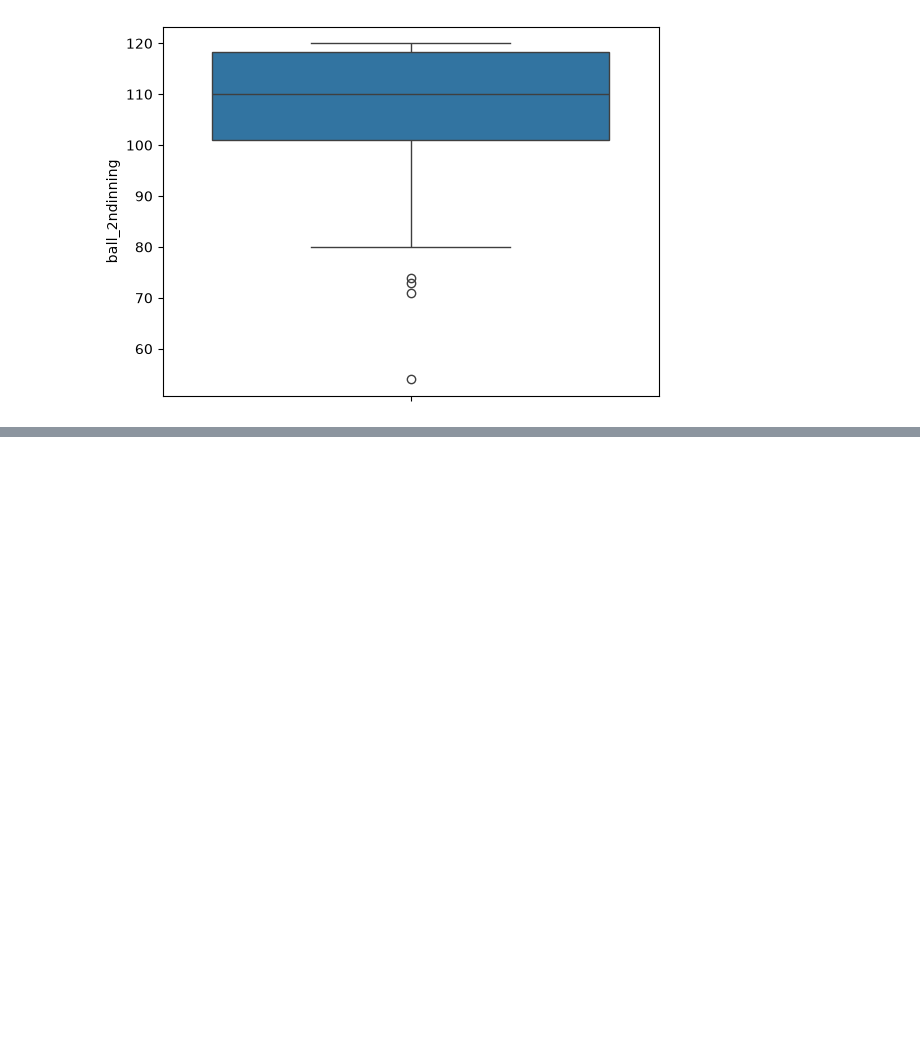
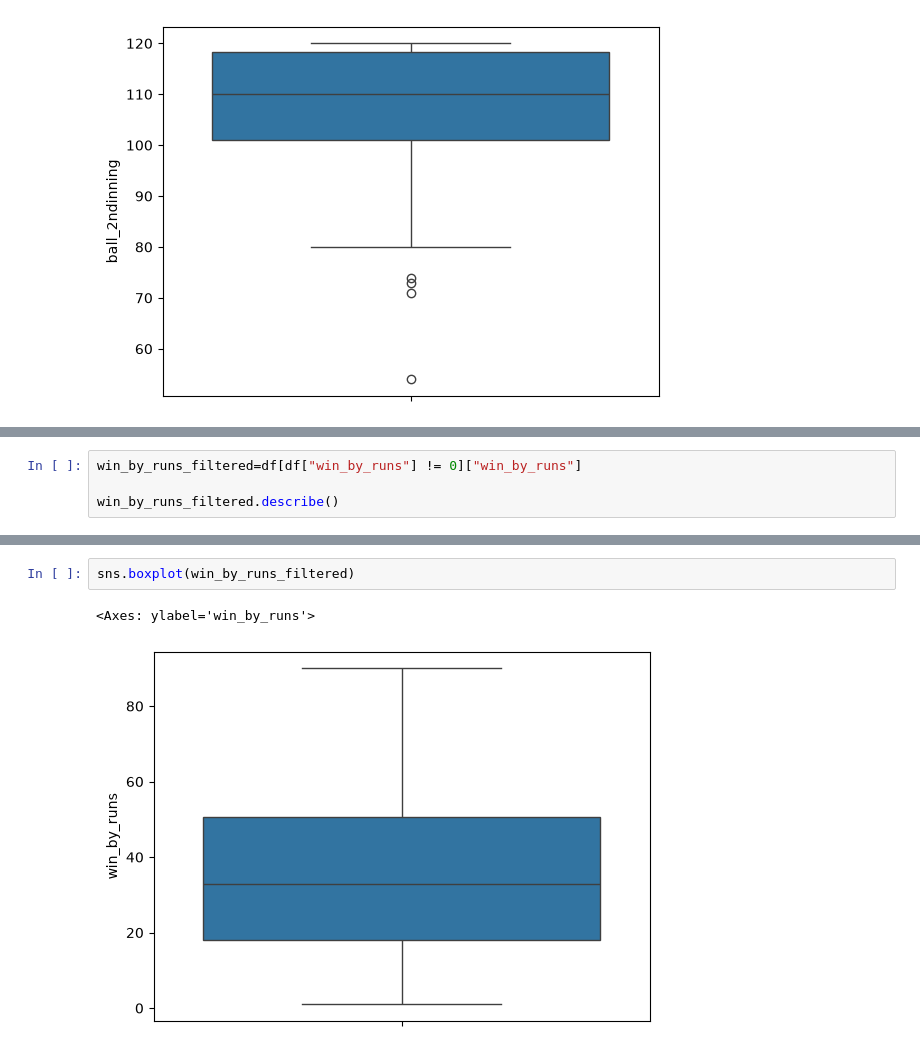
Before and after one commit to prajwaldahal/Npl-data-analysis, a Jupyter notebook: eda/npl-matches-EDA.ipynb, the cells around one changed output, grey strips where cells are left out. Cells and saved outputs as stored; diff of their text form; blank space fills up the shorter version.

```diff
--- a/eda/npl-matches-EDA.ipynb
+++ b/eda/npl-matches-EDA.ipynb
@@ -362,0 +385,4 @@ sns.boxplot(df["ball_2ndinning"])
+# %%
+win_by_runs_filtered=df[df["win_by_runs"] != 0]["win_by_runs"]
+
+win_by_runs_filtered.describe()
@@ -362,0 +399,5 @@ sns.boxplot(df["ball_2ndinning"])
+# %%
+sns.boxplot(win_by_runs_filtered)
+# %% [output]
+<Axes: ylabel='win_by_runs'>
+[figure, added]
```
Also changed, not shown: parts of 11 cells of this notebook.
